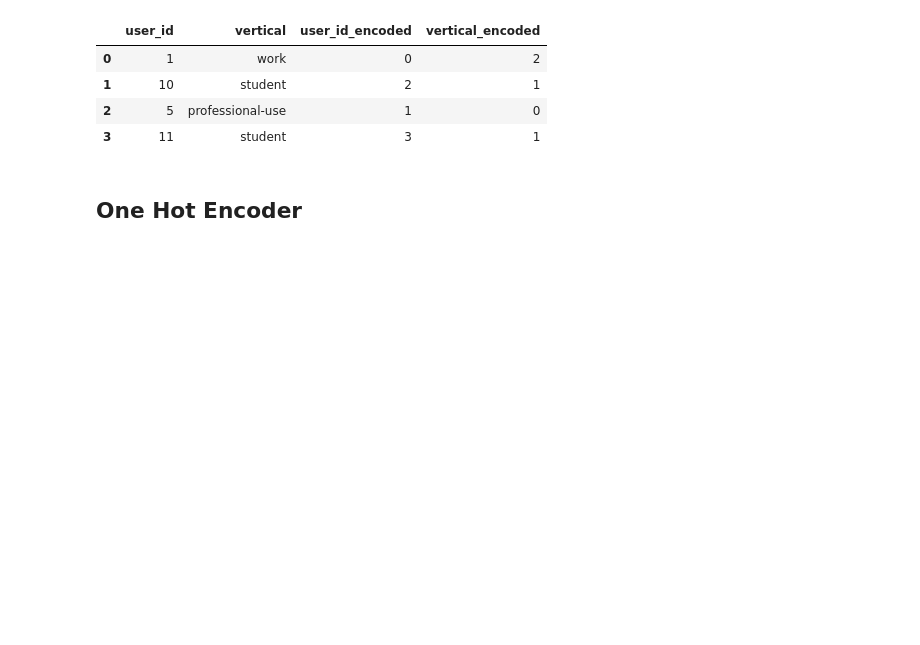
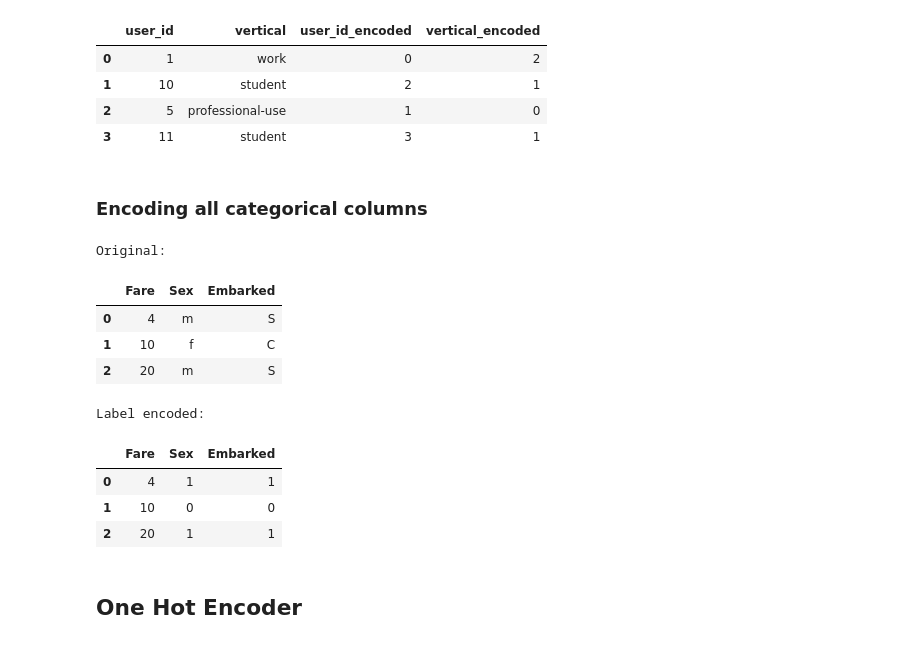
Before and after one commit to mattm/python-cheat-sheet, a Jupyter notebook: Categorical Variable Encoding.ipynb, the cells around one changed output. Drawn from its saved outputs; the diff is of its cells as text; code cells hidden in the pictures; blank space fills up the shorter version.

```diff
--- a/Categorical Variable Encoding.ipynb
+++ b/Categorical Variable Encoding.ipynb
@@ -29,6 +31,37 @@ df
 | 1 | 10 | student | 2 | 1 |
 | 2 | 5 | professional-use | 1 | 0 |
 | 3 | 11 | student | 3 | 1 |
+# %% [markdown]
+### Encoding all categorical columns
+# %%
+df = pd.DataFrame({
+    "Fare": [4, 10, 20],
+    "Sex": ["m", "f", "m"],
+    "Embarked": ["S", "C", "S"]
+})
+
+print("Original:")
+display(df)
+
+categorical_mask = df.dtypes == "object"
+categorical_columns = df.columns[categorical_mask].to_list()
+
+le = LabelEncoder()
+df[categorical_columns] = df[categorical_columns].apply(lambda x: le.fit_transform(x))
+
+print("\nLabel encoded:")
+display(df)
+# %% [output]
+Original:
+|  | Fare | Sex | Embarked |
+| 0 | 4 | m | S |
+| 1 | 10 | f | C |
+| 2 | 20 | m | S |
+Label encoded:
+|  | Fare | Sex | Embarked |
+| 0 | 4 | 1 | 1 |
+| 1 | 10 | 0 | 0 |
+| 2 | 20 | 1 | 1 |
 # %% [markdown]
 ## One Hot Encoder
 # %% [markdown]
```
Also changed, not shown: parts of 6 cells of this notebook, 10 other files.
